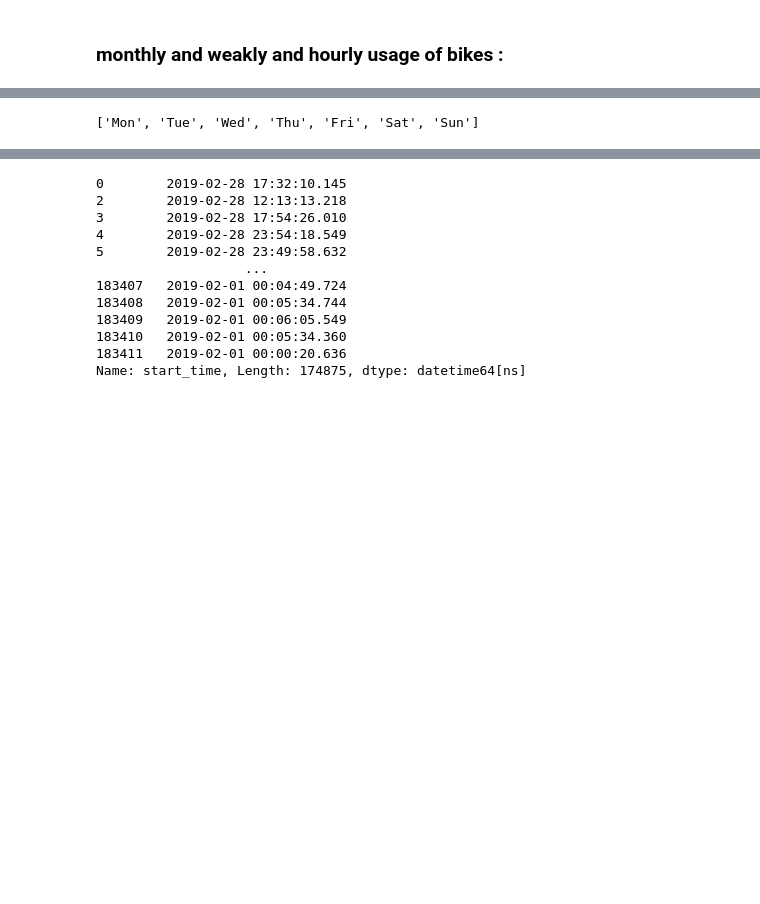
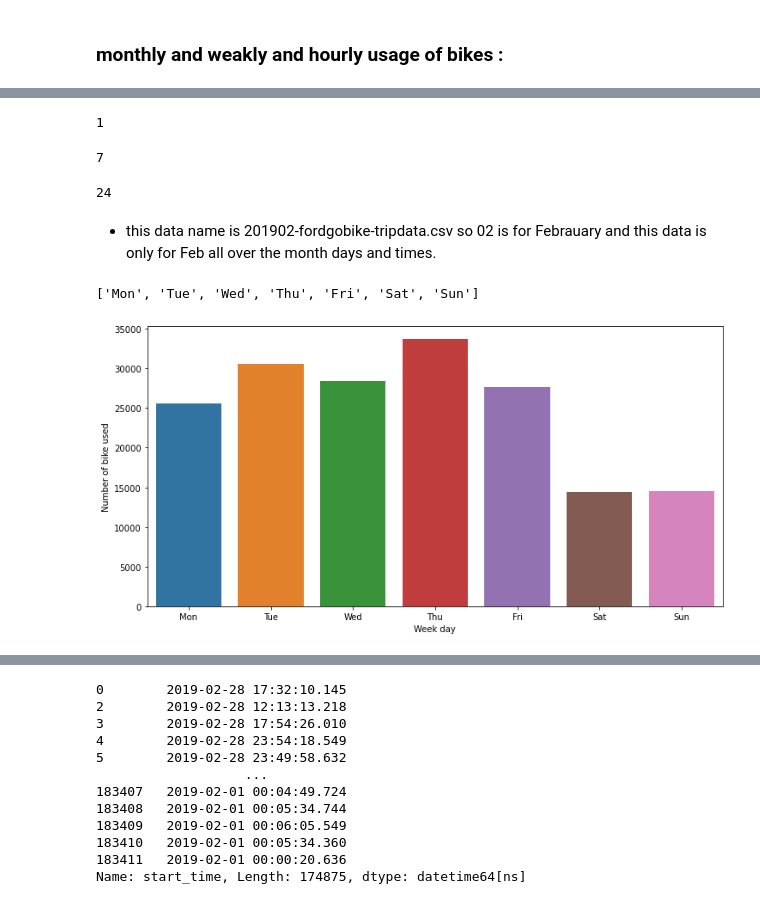
Before and after one commit to Theabdelkader/Communicate-Data-Findings-Ford-GoBike-System, a Jupyter notebook: exploration_template.ipynb, the cells around one changed output, grey strips where cells are left out. Saved outputs shown, nothing was run; the diff lists cells and outputs as text; code cells hidden in the pictures; blank space fills up the shorter version.

Commit message:
start_Weak_day plot

```diff
--- a/exploration_template.ipynb
+++ b/exploration_template.ipynb
@@ -346,9 +319,31 @@ Name: start_hour, Length: 174875, dtype: int64
+# %%
+df.start_month.nunique()
+# %% [output]
+1
+# %%
+df.start_Weak_day.nunique()
+# %% [output]
+7
+# %%
+df.start_hour.nunique()
+# %% [output]
+24
+# %% [markdown]
+- this data name is 201902-fordgobike-tripdata.csv so 02 is for Febrauary and this data is only for Feb all over the month days and times.
 # %%
 # as the start of is Mon day in America and weekends are Sat and Sun
 daysofweak=['Mon', 'Tue', 'Wed', 'Thu', 'Fri', 'Sat', 'Sun']
 daysofweak
 # %% [output]
 ['Mon', 'Tue', 'Wed', 'Thu', 'Fri', 'Sat', 'Sun']
+# %%
+# seaborn.countplot Show the counts of observations in each categorical bin using bars
+plt.figure(figsize=(12,6))
+sb.countplot(data=df, x='start_Weak_day',order=daysofweak);
+plt.xlabel('Week day');
+plt.ylabel('Number of bike used');
+# %% [output]
+[figure, added]
 # %%
 df.head(3)
 # %% [output]
```
Also changed, not shown: parts of 3 cells of this notebook.
